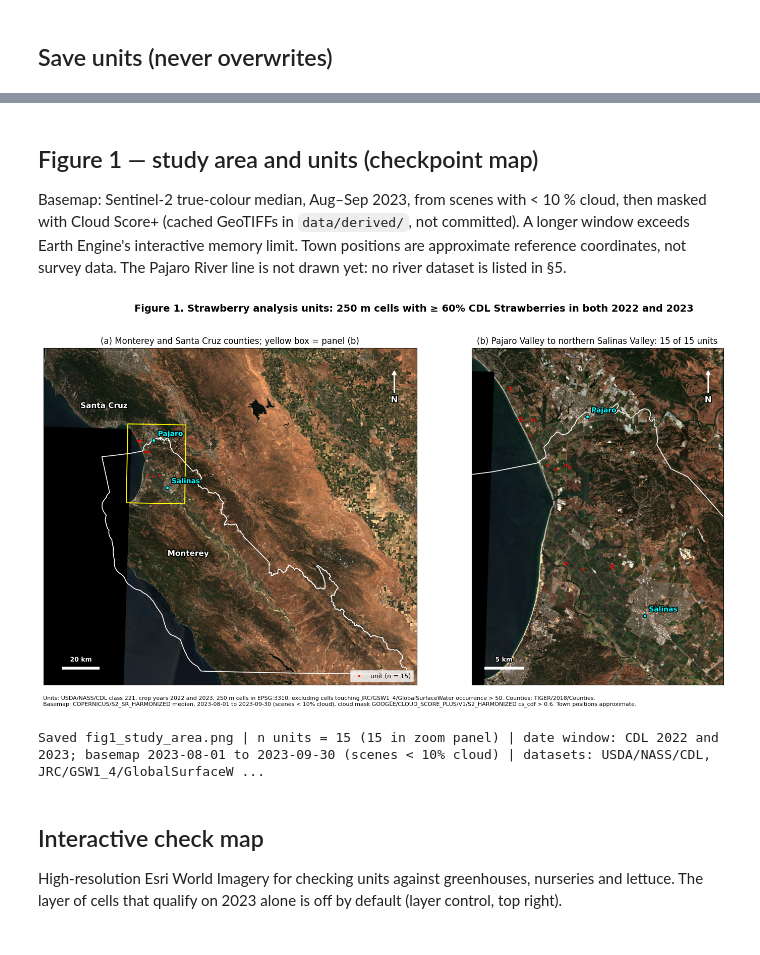
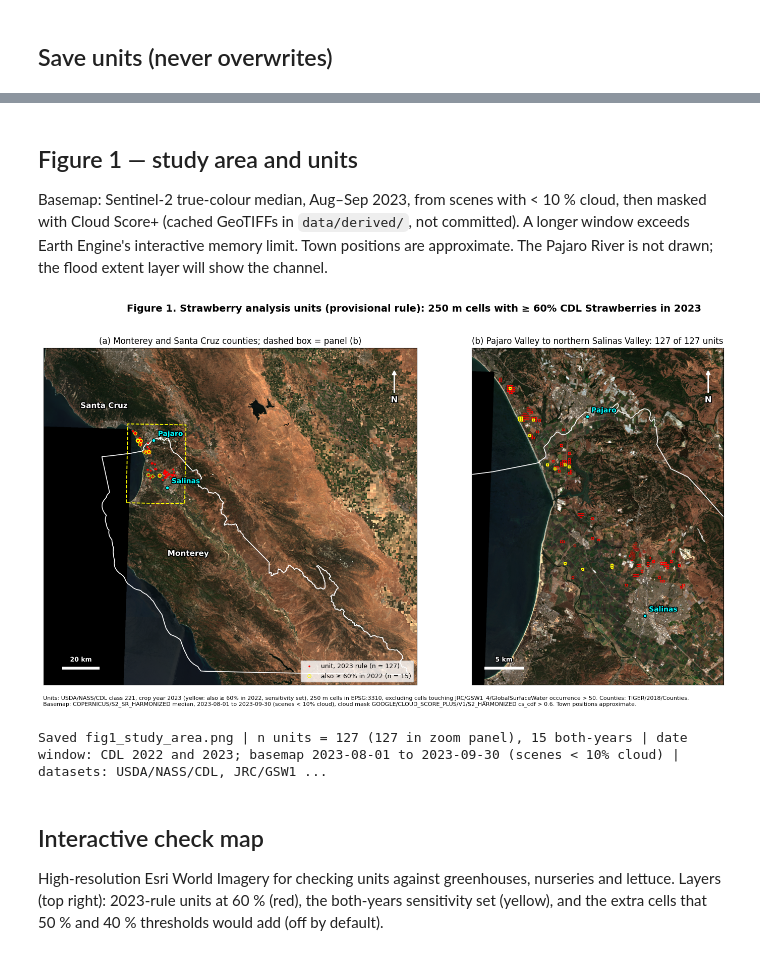
Before and after one commit to Austin-Krawczyk/satellite-strawberry, a Jupyter notebook: strawberry-index-insurance/notebooks/01_units.ipynb, the cells around one changed output, grey strips where cells are left out. Cells and saved outputs as stored; diff of their text form; code cells hidden in the pictures.

```diff
--- a/strawberry-index-insurance/notebooks/01_units.ipynb
+++ b/strawberry-index-insurance/notebooks/01_units.ipynb
@@ -47,6 +53,10 @@ region = counties_fc.geometry()
 counties = gpd.GeoDataFrame.from_features(counties_fc.getInfo()["features"], crs="EPSG:4326")
 counties = counties[["GEOID", "NAME", "geometry"]].sort_values("GEOID").reset_index(drop=True)
 counties_m = counties.to_crs(C.GRID_CRS)
+
+towns = gpd.GeoDataFrame({"name": list(C.TOWNS)}, crs="EPSG:4326",
+                         geometry=gpd.points_from_xy(*zip(*C.TOWNS.values()))).to_crs(C.GRID_CRS)
+pajaro = towns.set_index("name").geometry["Pajaro"]
 print(counties[["GEOID", "NAME"]].to_string(index=False))
 print("dataset:", C.COUNTIES)
 # %% [output]
@@ -86,5 +96,5 @@ datasets: USDA/NASS/CDL (band cropland, class 221 ) | JRC/GSW1_4/GlobalSurfaceWa
 # %%
-CAND = C.DERIVED / "01_candidate_cells.geojson"
+CAND = C.DERIVED / f"01_candidate_cells_ge{round(C.CANDIDATE_MIN_FRAC * 100)}.geojson"
 
 
 def cell_boxes(cols, rows):
@@ -97,7 +107,7 @@ if CAND.exists():
     print(f"Loaded cached {CAND.name} (delete it to recompute)")
 else:
     f22, f23 = strawberry_fraction(2022), strawberry_fraction(2023)
-    keep = f22.gte(C.MIN_STRAWBERRY_FRAC).Or(f23.gte(C.MIN_STRAWBERRY_FRAC))
+    keep = f22.gte(C.CANDIDATE_MIN_FRAC).Or(f23.gte(C.CANDIDATE_MIN_FRAC))
     stack = f22.addBands(f23).addBands(perm_water).updateMask(keep)
     fc = stack.sample(region=region, projection=grid, geometries=True, dropNulls=True, tileScale=4)
     n = fc.size().getInfo()
@@ -135,8 +145,11 @@ cand = gpd.GeoDataFrame(cand.drop(columns="geometry"), crs=C.GRID_CRS,
 
 MIN = C.MIN_STRAWBERRY_FRAC
 cand["water"] = cand.perm_water > 0
-cand["keep_spec"] = (cand.frac_2022 >= MIN) & (cand.frac_2023 >= MIN) & ~cand.water
-cand["keep_2023_only"] = (cand.frac_2023 >= MIN) & ~cand.water
-units = cand[cand.keep_spec].copy()
-print("candidate cells:", len(cand), "| units (spec rule):", len(units))
+cand["unit_y2023"] = (cand.frac_2023 >= MIN) & ~cand.water                          # default (provisional)
+cand["unit_both"] = (cand.frac_2022 >= MIN) & (cand.frac_2023 >= MIN) & ~cand.water  # sensitivity set
+cand["km_to_pajaro"] = cand.centroid.distance(pajaro) / 1000
+units = cand[cand.unit_y2023].copy()
+units_both = cand[cand.unit_both].copy()
+print(f"candidate cells (≥ {C.CANDIDATE_MIN_FRAC:.0%} either year): {len(cand)} | "
+      f"units, 2023 rule: {len(units)} | sensitivity, both years: {len(units_both)}")
 # %% [output]
@@ -260,11 +313,10 @@ n units = 15
 # %% [markdown]
-## Figure 1 — study area and units (checkpoint map)
+## Figure 1 — study area and units
 
 Basemap: Sentinel-2 true-colour median, Aug–Sep 2023, from scenes with < 10 % cloud, then
 masked with Cloud Score+ (cached GeoTIFFs in `data/derived/`, not committed). A longer window
-exceeds Earth Engine's interactive memory limit. Town positions are approximate reference
-coordinates, not survey data. The Pajaro River line is not drawn yet: no river dataset is
-listed in §5.
+exceeds Earth Engine's interactive memory limit. Town positions are approximate. The Pajaro River
+is not drawn; the flood extent layer will show the channel.
 # %%
 OVERVIEW_LL = tuple(np.round(counties.total_bounds + np.array([-0.05, -0.05, 0.05, 0.05]), 3))
 ZOOM_LL = (-121.90, 36.60, -121.55, 36.98)    # Pajaro Valley to northern Salinas Valley
@@ -274,9 +326,6 @@ BASEMAP_LABEL = "2023-08-01 to 2023-09-30 (scenes < 10% cloud)"
 ov_rgb, ov_ext = s2_basemap(C.DERIVED / "01_basemap_overview.tif", OVERVIEW_LL, 120, *BASEMAP_WINDOW)
 zm_rgb, zm_ext = s2_basemap(C.DERIVED / "01_basemap_zoom.tif", ZOOM_LL, 20, *BASEMAP_WINDOW)
 
-TOWNS = {"Pajaro": (-121.7427, 36.9041), "Salinas": (-121.6555, 36.6777)}  # approximate
-towns = gpd.GeoDataFrame({"name": list(TOWNS)}, crs="EPSG:4326",
-                         geometry=gpd.points_from_xy(*zip(*TOWNS.values()))).to_crs(C.GRID_CRS)
 zoom_box = gpd.GeoSeries([box(*ZOOM_LL)], crs="EPSG:4326").to_crs(C.GRID_CRS)
 in_zoom = units.centroid.within(zoom_box.iloc[0])
 
@@ -290,47 +339,53 @@ for ax, rgb, ext in [(a, ov_rgb, ov_ext), (b, zm_rgb, zm_ext)]:
                     color="cyan", fontsize=10, fontweight="bold", path_effects=HALO)
     ax.set_xlim(ext[0], ext[1])
     ax.set_ylim(ext[2], ext[3])
     ax.set_xticks([])
     ax.set_yticks([])
 
-a.scatter(units.x_3310, units.y_3310, s=7, c="red", edgecolors="none", label=f"unit (n = {len(units)})")
-zoom_box.boundary.plot(ax=a, color="yellow", lw=1.3)
+a.scatter(units.x_3310, units.y_3310, s=7, c="red", edgecolors="none",
+          label=f"unit, 2023 rule (n = {len(units)})")
+a.scatter(units_both.x_3310, units_both.y_3310, s=22, facecolors="none", edgecolors="yellow", lw=0.8,
+          label=f"also ≥ 60% in 2022 (n = {len(units_both)})")
+zoom_box.boundary.plot(ax=a, color="yellow", lw=1.3, ls="--")
 for _, c in counties_m.iterrows():
     p = c.geometry.representative_point()
     a.annotate(c["NAME"], (p.x, p.y), color="white", fontsize=11, fontweight="bold",
                ha="center", path_effects=HALO)
 a.legend(loc="lower right", fontsize=9)
-a.set_title("(a) Monterey and Santa Cruz counties; yellow box = panel (b)")
+a.set_title("(a) Monterey and Santa Cruz counties; dashed box = panel (b)")
 
 units[in_zoom].boundary.plot(ax=b, color="red", lw=0.9)
+units_both.boundary.plot(ax=b, color="yellow", lw=1.4)
 b.set_title(f"(b) Pajaro Valley to northern Salinas Valley: {int(in_zoom.sum())} of {len(units)} units")
 
 add_scale_bar(a, 20)
 add_scale_bar(b, 5)
 add_north_arrow(a)
 add_north_arrow(b)
 
-fig.suptitle("Figure 1. Strawberry analysis units: 250 m cells with ≥ 60% CDL Strawberries "
-             "in both 2022 and 2023", fontsize=14, fontweight="bold")
+fig.suptitle("Figure 1. Strawberry analysis units (provisional rule): 250 m cells with ≥ 60% CDL "
+             "Strawberries in 2023", fontsize=14, fontweight="bold")
 fig.text(0.01, 0.005,
-         f"Units: {C.CDL} class {C.CDL_STRAWBERRY}, crop years 2022 and 2023, 250 m cells in EPSG:3310, "
-         f"excluding cells touching {C.GSW} occurrence > {C.PERMANENT_WATER}. Counties: {C.COUNTIES}.\n"
+         f"Units: {C.CDL} class {C.CDL_STRAWBERRY}, crop year 2023 (yellow: also ≥ 60% in 2022, sensitivity set), "
+         f"250 m cells in EPSG:3310, excluding cells touching {C.GSW} occurrence > {C.PERMANENT_WATER}. "
+         f"Counties: {C.COUNTIES}.\n"
          f"Basemap: {C.S2} median, {BASEMAP_LABEL}, cloud mask {C.S2_CLOUD} cs_cdf > {C.CLEAR_CS_CDF}. "
          "Town positions approximate.",
          fontsize=8, va="bottom")
 fig.tight_layout(rect=(0, 0.04, 1, 0.96))
 FIG1 = C.FIGURES / "fig1_study_area.png"
 fig.savefig(FIG1, dpi=200)
 plt.show()
-print(f"Saved {FIG1.name} | n units = {len(units)} ({int(in_zoom.sum())} in zoom panel) | "
-      f"date window: CDL 2022 and 2023; basemap {BASEMAP_LABEL} | "
+print(f"Saved {FIG1.name} | n units = {len(units)} ({int(in_zoom.sum())} in zoom panel), "
+      f"{len(units_both)} both-years | date window: CDL 2022 and 2023; basemap {BASEMAP_LABEL} | "
       f"datasets: {C.CDL}, {C.GSW}, {C.COUNTIES}, {C.S2}, {C.S2_CLOUD}")
 # %% [output]
-[figure, old version]
+[figure, new version]
-Saved fig1_study_area.png | n units = 15 (15 in zoom panel) | date window: CDL 2022 and 2023; basemap 2023-08-01 to 2023-09-30 (scenes < 10% cloud) | datasets: USDA/NASS/CDL, JRC/GSW1_4/GlobalSurfaceW ...
+Saved fig1_study_area.png | n units = 127 (127 in zoom panel), 15 both-years | date window: CDL 2022 and 2023; basemap 2023-08-01 to 2023-09-30 (scenes < 10% cloud) | datasets: USDA/NASS/CDL, JRC/GSW1 ...
 # %% [markdown]
 ## Interactive check map
 
 High-resolution Esri World Imagery for checking units against greenhouses, nurseries and
-lettuce. The layer of cells that qualify on 2023 alone is off by default (layer control, top right).
+lettuce. Layers (top right): 2023-rule units at 60 % (red), the both-years sensitivity set
+(yellow), and the extra cells that 50 % and 40 % thresholds would add (off by default).
 # %%
```
Also changed, not shown: parts of 11 cells of this notebook, 11 other files.
